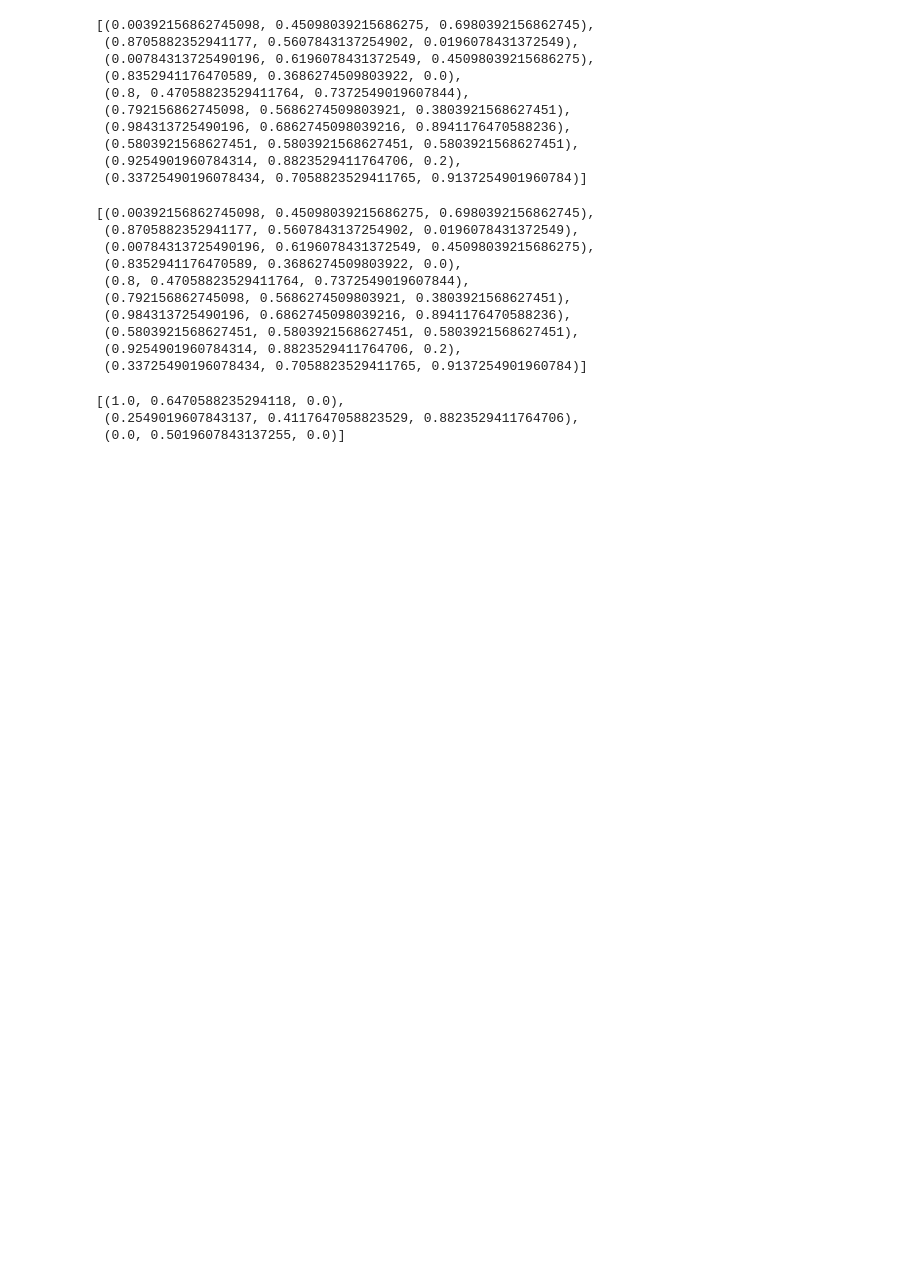
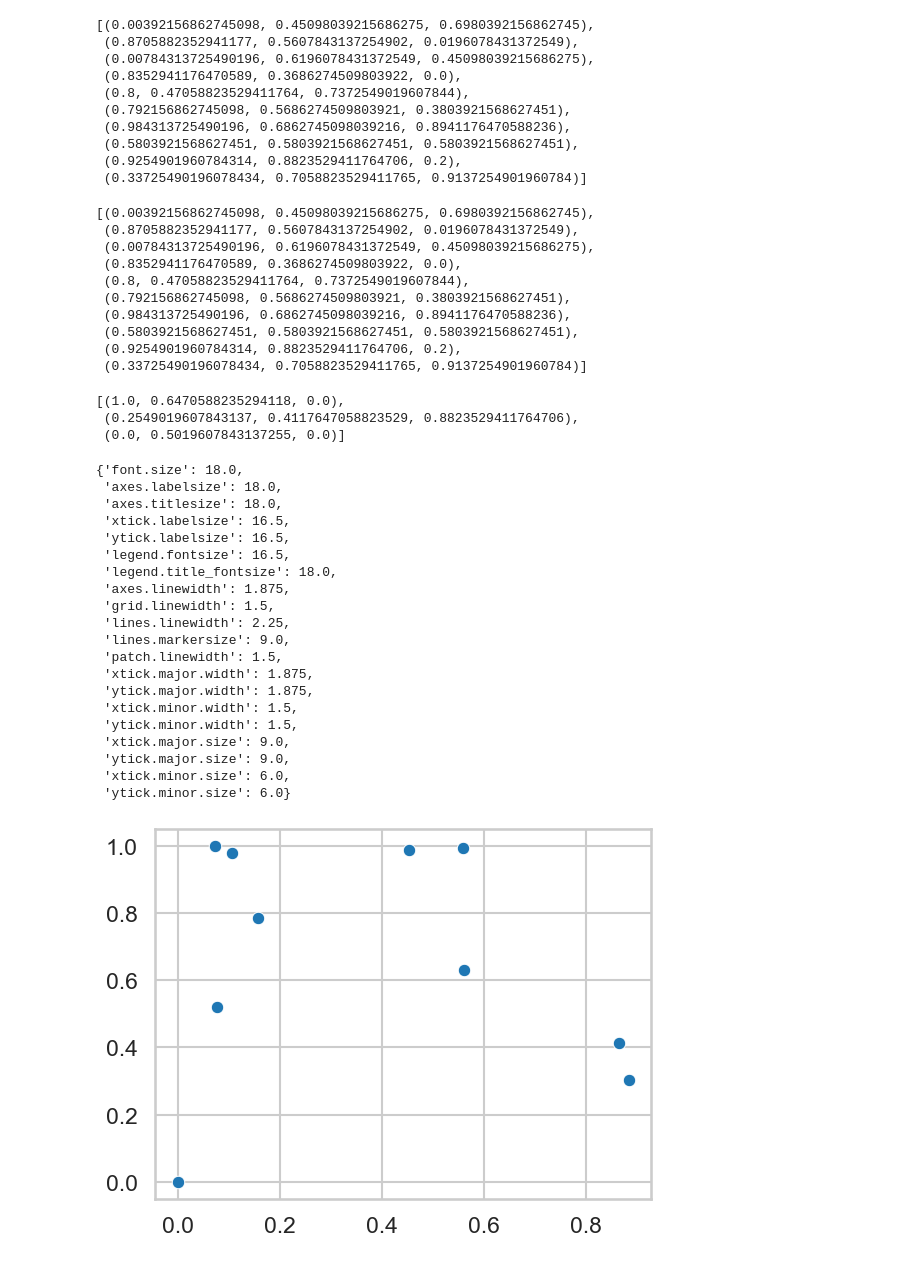
Before and after one commit to yongxinlyu/yongxinlyu.github.io, a Jupyter notebook: assets/jupyter/blog.ipynb, the cells around one changed output. Drawn from its saved outputs; the diff is of its cells as text; code cells hidden in the pictures; blank space fills up the shorter version.

```diff
--- a/assets/jupyter/blog.ipynb
+++ b/assets/jupyter/blog.ipynb
@@ -129,3 +130,30 @@ sns.color_palette(['orange', 'royalblue', 'green'],3)
 [(1.0, 0.6470588235294118, 0.0),
  (0.2549019607843137, 0.4117647058823529, 0.8823529411764706),
  (0.0, 0.5019607843137255, 0.0)]
+# %%
+sns.set_style('whitegrid')
+sns.set_context('talk', rc={'font.size':18})
+sns.scatterplot(x=hsv_array[:,0], y=hsv_array[:,1])
+sns.plotting_context()
+# %% [output]
+{'font.size': 18.0,
+ 'axes.labelsize': 18.0,
+ 'axes.titlesize': 18.0,
+ 'xtick.labelsize': 16.5,
+ 'ytick.labelsize': 16.5,
+ 'legend.fontsize': 16.5,
+ 'legend.title_fontsize': 18.0,
+ 'axes.linewidth': 1.875,
+ 'grid.linewidth': 1.5,
+ 'lines.linewidth': 2.25,
+ 'lines.markersize': 9.0,
+ 'patch.linewidth': 1.5,
+ 'xtick.major.width': 1.875,
+ 'ytick.major.width': 1.875,
+ 'xtick.minor.width': 1.5,
+ 'ytick.minor.width': 1.5,
+ 'xtick.major.size': 9.0,
+ 'ytick.major.size': 9.0,
+ 'xtick.minor.size': 6.0,
+ 'ytick.minor.size': 6.0}
+[figure, added]
```
Also changed, not shown: parts of 8 cells of this notebook, 1 other file.
